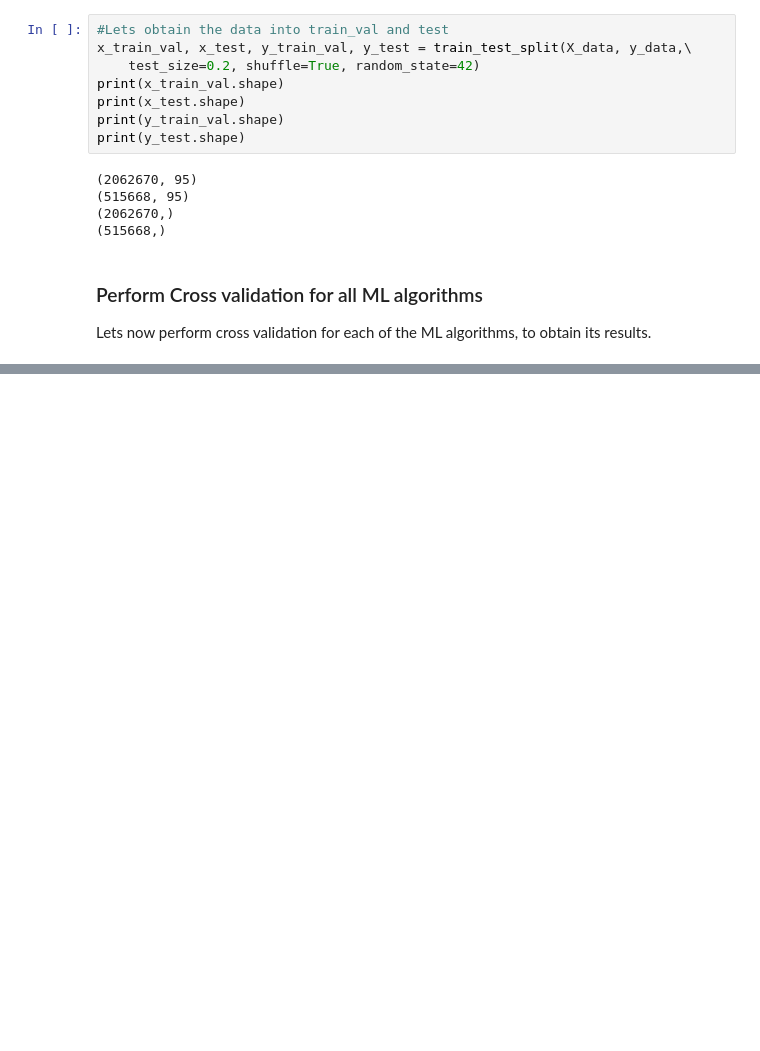
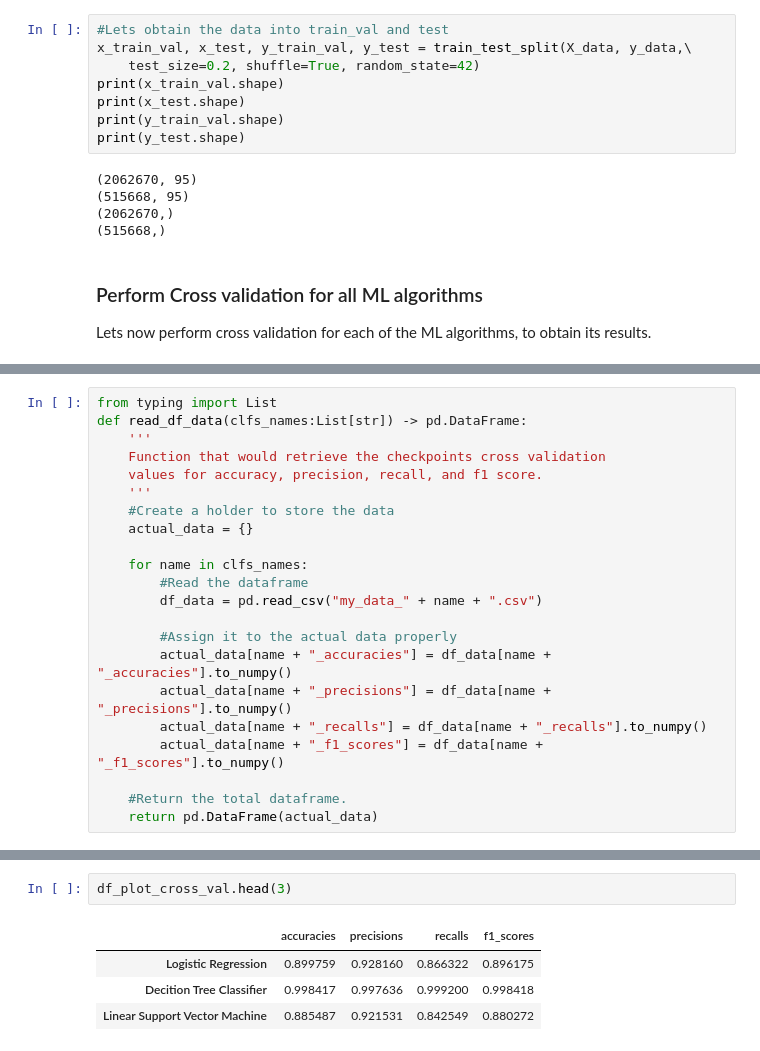
Before and after one commit to juanpajedrez/AAI-501-Final-Project-Code, a Jupyter notebook: notebooks/ml_fraud_algos.ipynb, the cells around one changed output, grey strips where cells are left out. Drawn from its saved outputs; the diff is of its cells as text; blank space fills up the shorter version.

```diff
--- a/notebooks/ml_fraud_algos.ipynb
+++ b/notebooks/ml_fraud_algos.ipynb
@@ -244,0 +271,22 @@ KeyboardInterrupt:
+# %%
+from typing import List
+def read_df_data(clfs_names:List[str]) -> pd.DataFrame:
+    '''
+    Function that would retrieve the checkpoints cross validation
+    values for accuracy, precision, recall, and f1 score.
+    '''
+    #Create a holder to store the data
+    actual_data = {}
+
+    for name in clfs_names:
+        #Read the dataframe
+        df_data = pd.read_csv("my_data_" + name + ".csv")
+
+        #Assign it to the actual data properly
+        actual_data[name + "_accuracies"] = df_data[name + "_accuracies"].to_numpy()
+        actual_data[name + "_precisions"] = df_data[name + "_precisions"].to_numpy()
+        actual_data[name + "_recalls"] = df_data[name + "_recalls"].to_numpy()
+        actual_data[name + "_f1_scores"] = df_data[name + "_f1_scores"].to_numpy()
+
+    #Return the total dataframe.
+    return pd.DataFrame(actual_data)
@@ -244,0 +335,7 @@ KeyboardInterrupt:
+# %%
+df_plot_cross_val.head(3)
+# %% [output]
+|  | accuracies | precisions | recalls | f1_scores |
+| Logistic Regression | 0.899759 | 0.928160 | 0.866322 | 0.896175 |
+| Decition Tree Classifier | 0.998417 | 0.997636 | 0.999200 | 0.998418 |
+| Linear Support Vector Machine | 0.885487 | 0.921531 | 0.842549 | 0.880272 |
```
Also changed, not shown: parts of 11 cells of this notebook, 3 other files.
